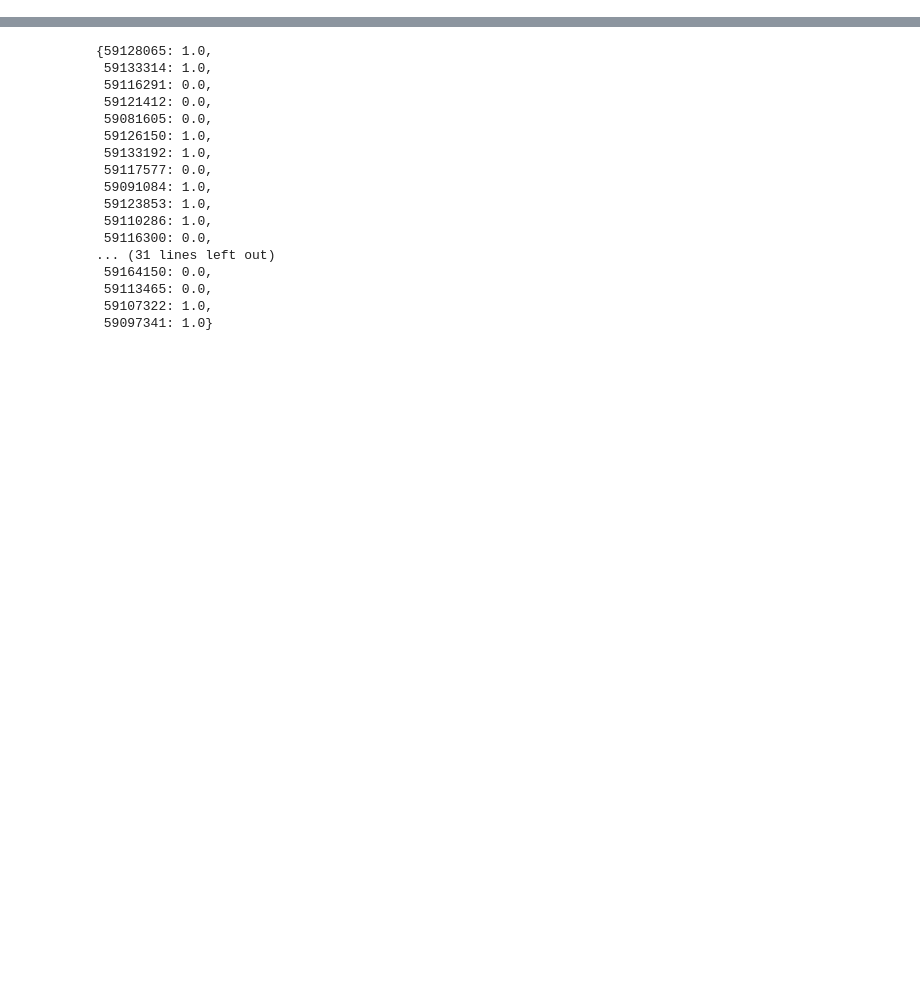
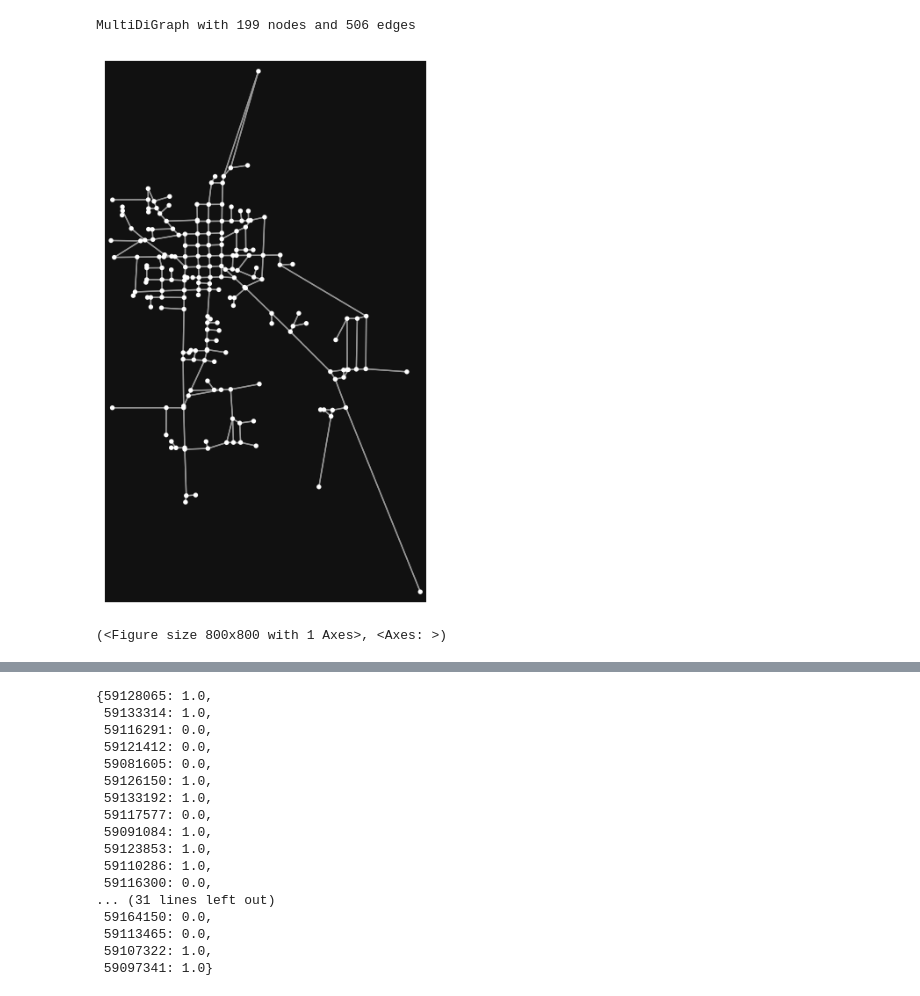
Before and after one commit to matt-banschbach/CMOR492-DWS, a Jupyter notebook: visualization/visual_sandbox.ipynb, the cells around one changed output, grey strips where cells are left out. Cells and saved outputs as stored; diff of their text form; code cells hidden in the pictures; blank space fills up the shorter version.

Commit message:
Testing ways of removing multiple edges

```diff
--- a/visualization/visual_sandbox.ipynb
+++ b/visualization/visual_sandbox.ipynb
@@ -8,0 +10,8 @@ import json
+# %%
+G0 = ox.load_graphml("road_net_2.graphml")
+print(G0)
+ox.plot_graph(G0)
+# %% [output]
+MultiDiGraph with 199 nodes and 506 edges
+[figure, added]
+(<Figure size 800x800 with 1 Axes>, <Axes: >)
```
Also changed, not shown: parts of 14 cells of this notebook.
